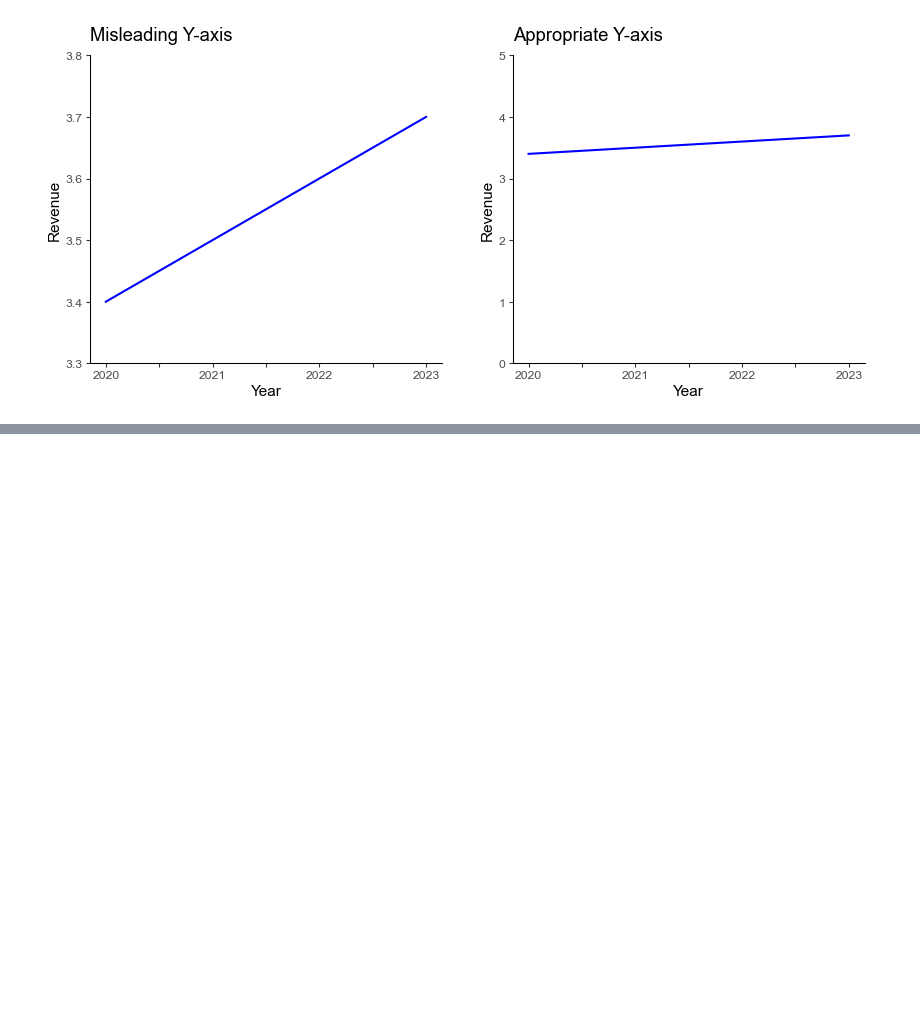
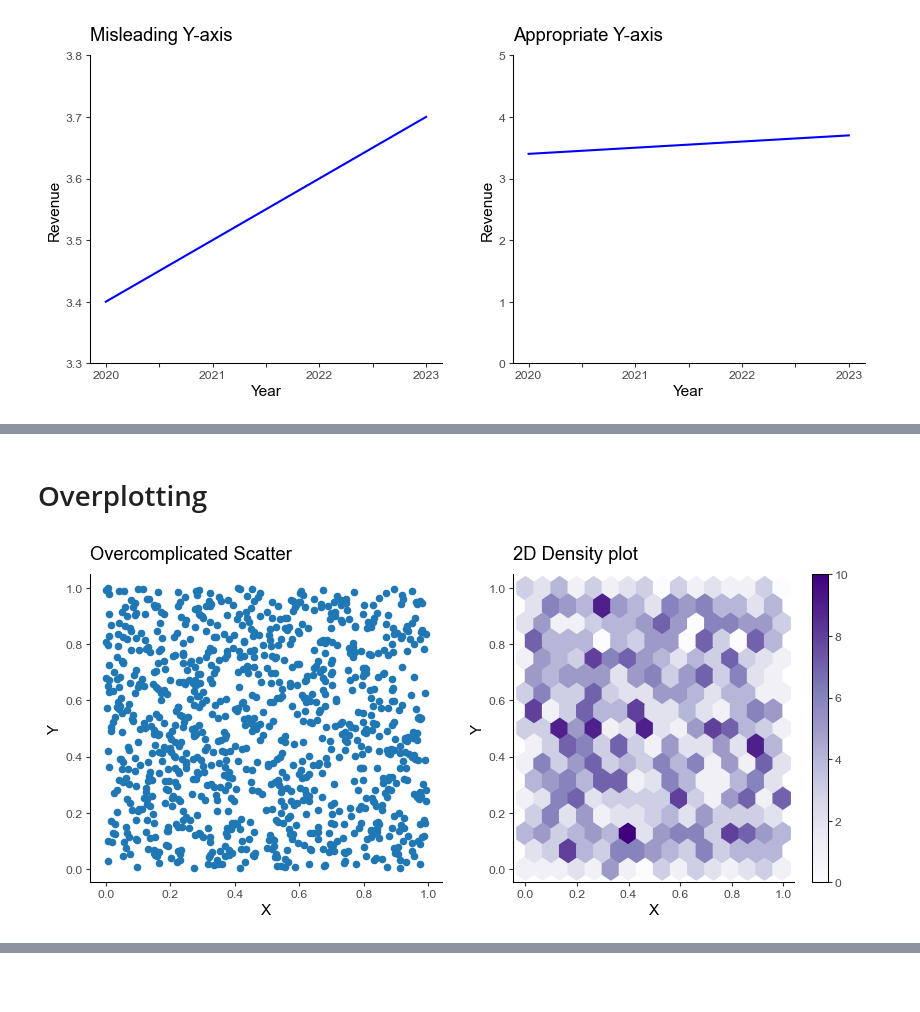
Before and after one commit to smortezah/portfolio, a Jupyter notebook: data-visualization/pitfalls/pitfalls.ipynb, the cells around one changed output, grey strips where cells are left out. Cells and saved outputs as stored; diff of their text form; code cells hidden in the pictures; blank space fills up the shorter version.

```diff
--- a/data-visualization/pitfalls/pitfalls.ipynb
+++ b/data-visualization/pitfalls/pitfalls.ipynb
@@ -116,0 +225,30 @@ plt.show()
+# %% [markdown]
+# Overplotting
+# %%
+# Data
+np.random.seed(SEED)
+df = pd.DataFrame(np.random.rand(1000, 2), columns=["X", "Y"])
+
+# Plot
+fig, ax = plt.subplots(nrows=1, ncols=2, figsize=(10, 4))
+
+# Bad Example
+df.plot.scatter(x="X", y="Y", title="Overcomplicated Scatter", ax=ax[0])
+
+# Good Example
+num_hexagons = 15  # no. hexagons in x-axis. The more, the finer the grid.
+df.plot.hexbin(
+    x="X",
+    y="Y",
+    gridsize=num_hexagons,
+    cmap="Purples",
+    title="2D Density plot",
+    ax=ax[1],
+)
+
+# Save plot
+plt.savefig("image/overplotting.png", bbox_inches="tight", dpi=200)
+
+plt.show()
+# %% [output]
+[figure, added]
```
Also changed, not shown: parts of 16 cells of this notebook.
